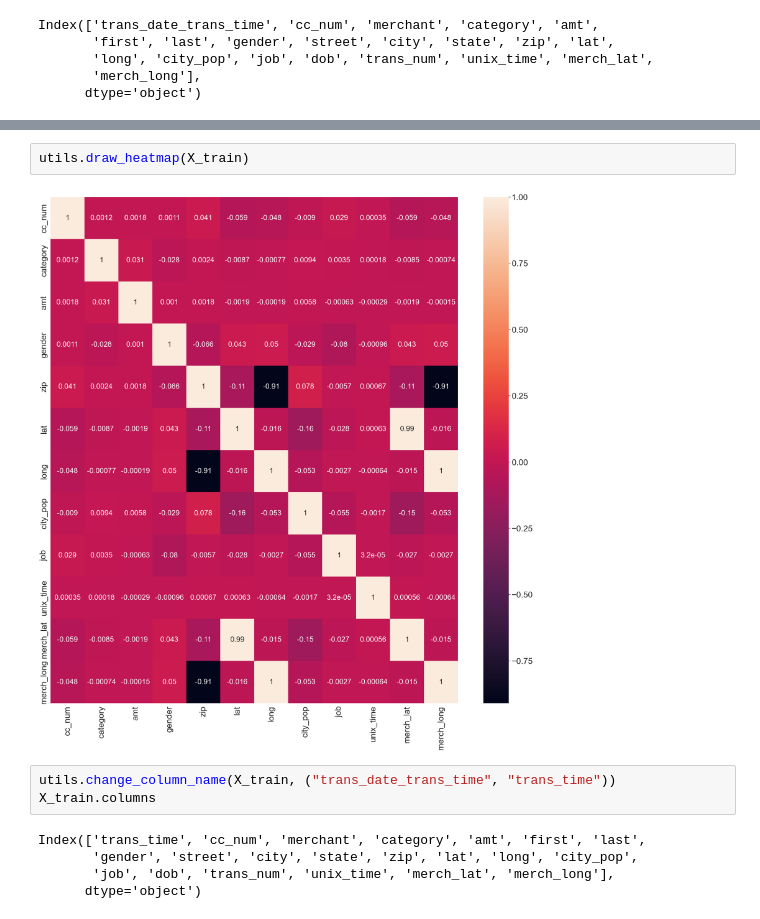
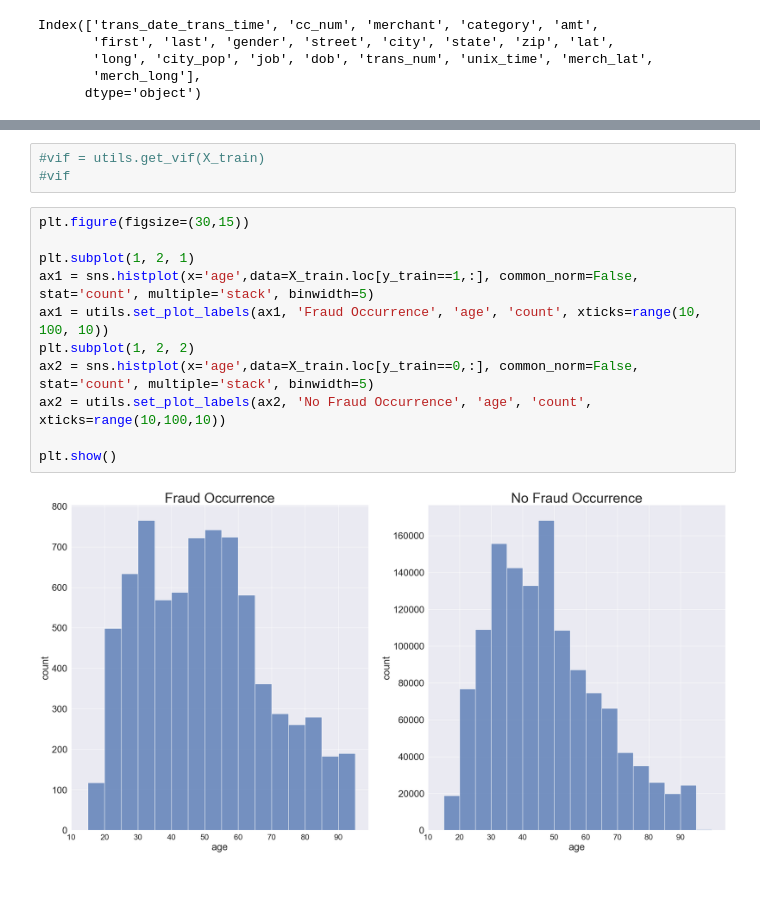
Before and after one commit to InjaeJayLee/mzcard, a Jupyter notebook: notebook.ipynb, the cells around one changed output, grey strips where cells are left out. Drawn from its saved outputs; the diff is of its cells as text; blank space fills up the shorter version.

```diff
--- a/notebook.ipynb
+++ b/notebook.ipynb
@@ -52,12 +68,16 @@ memory usage: 217.6+ MB
-# %%
-utils.draw_heatmap(X_train)
-# %% [output]
-[figure, removed]
 # %%
-utils.change_column_name(X_train, ("trans_date_trans_time", "trans_time"))
-X_train.columns
+#vif = utils.get_vif(X_train)
+#vif
-# %% [output]
-Index(['trans_time', 'cc_num', 'merchant', 'category', 'amt', 'first', 'last',
-       'gender', 'street', 'city', 'state', 'zip', 'lat', 'long', 'city_pop',
-       'job', 'dob', 'trans_num', 'unix_time', 'merch_lat', 'merch_long'],
-      dtype='object')
+# %%
+plt.figure(figsize=(30,15))
+
+plt.subplot(1, 2, 1)
+ax1 = sns.histplot(x='age',data=X_train.loc[y_train==1,:], common_norm=False, stat='count', multiple='stack', binwidth=5)
+ax1 = utils.set_plot_labels(ax1, 'Fraud Occurrence', 'age', 'count', xticks=range(10, 100, 10))
+plt.subplot(1, 2, 2)
+ax2 = sns.histplot(x='age',data=X_train.loc[y_train==0,:], common_norm=False, stat='count', multiple='stack', binwidth=5)
+ax2 = utils.set_plot_labels(ax2, 'No Fraud Occurrence', 'age', 'count', xticks=range(10,100,10))
+
+plt.show()
+# %% [output]
+[figure, added]
```
Also changed, not shown: parts of 7 cells of this notebook, 1 other file.
